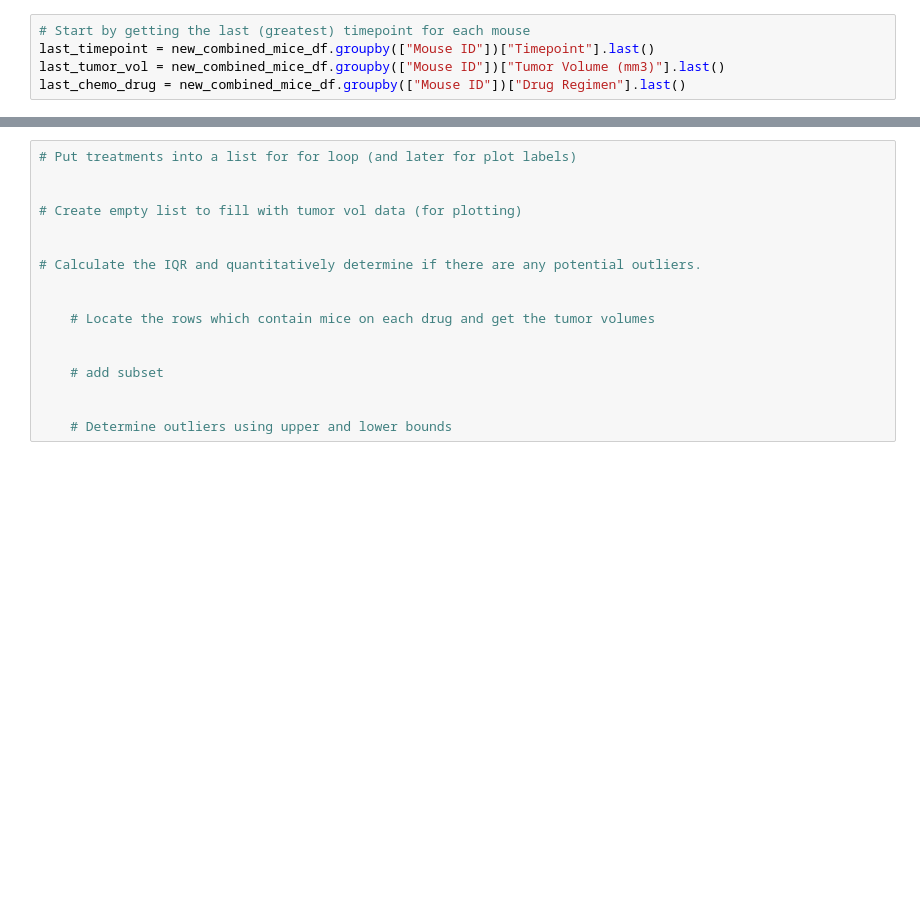
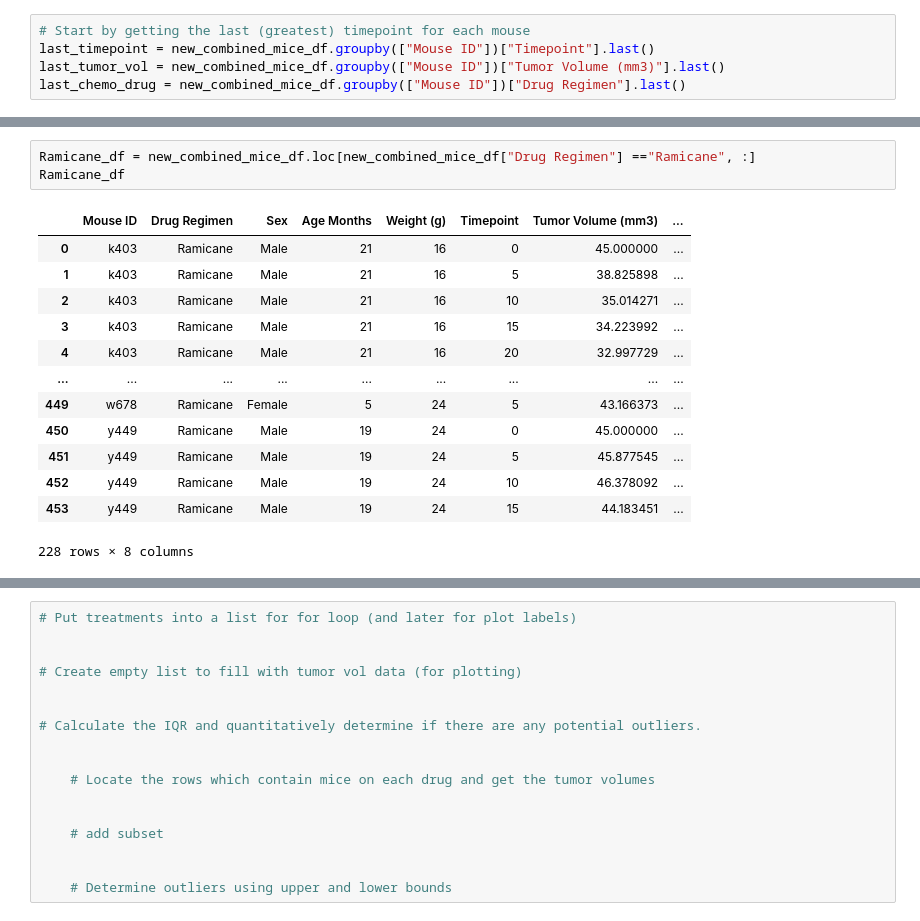
Before and after one commit to kvereda/Matplotlib-challenge, a Jupyter notebook: pymaceuticals_starter.ipynb, the cells around one changed output, grey strips where cells are left out. Drawn from its saved outputs; the diff is of its cells as text; blank space fills up the shorter version.

```diff
--- a/pymaceuticals_starter.ipynb
+++ b/pymaceuticals_starter.ipynb
@@ -337,0 +377,17 @@ AttributeError: 'SeriesGroupBy' object has no attribute 'reset_index'
+# %%
+Ramicane_df = new_combined_mice_df.loc[new_combined_mice_df["Drug Regimen"] =="Ramicane", :]
+Ramicane_df
+# %% [output]
+|  | Mouse ID | Drug Regimen | Sex | Age Months | Weight (g) | Timepoint | Tumor Volume (mm3) | ... |
+| 0 | k403 | Ramicane | Male | 21 | 16 | 0 | 45.000000 | ... |
+| 1 | k403 | Ramicane | Male | 21 | 16 | 5 | 38.825898 | ... |
+| 2 | k403 | Ramicane | Male | 21 | 16 | 10 | 35.014271 | ... |
+| 3 | k403 | Ramicane | Male | 21 | 16 | 15 | 34.223992 | ... |
+| 4 | k403 | Ramicane | Male | 21 | 16 | 20 | 32.997729 | ... |
+| ... | ... | ... | ... | ... | ... | ... | ... | ... |
+| 449 | w678 | Ramicane | Female | 5 | 24 | 5 | 43.166373 | ... |
+| 450 | y449 | Ramicane | Male | 19 | 24 | 0 | 45.000000 | ... |
+| 451 | y449 | Ramicane | Male | 19 | 24 | 5 | 45.877545 | ... |
+| 452 | y449 | Ramicane | Male | 19 | 24 | 10 | 46.378092 | ... |
+| 453 | y449 | Ramicane | Male | 19 | 24 | 15 | 44.183451 | ... |
+228 rows × 8 columns
```
Also changed, not shown: parts of 14 cells of this notebook.
